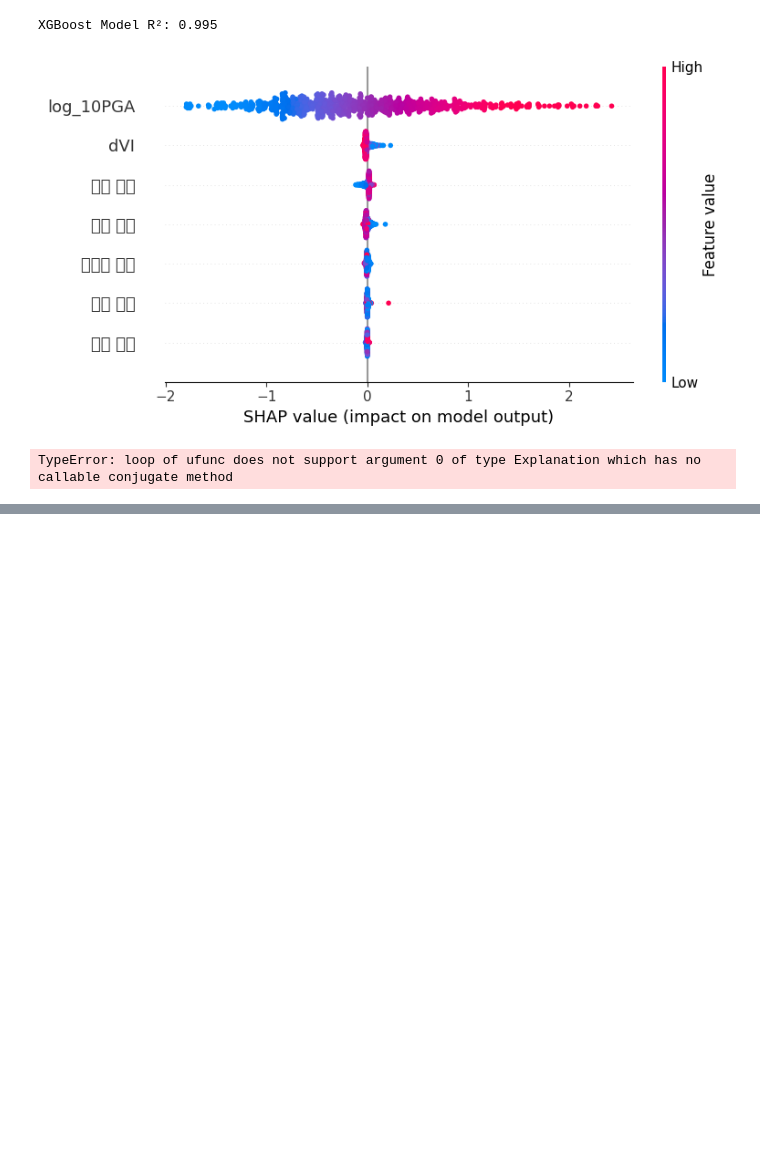
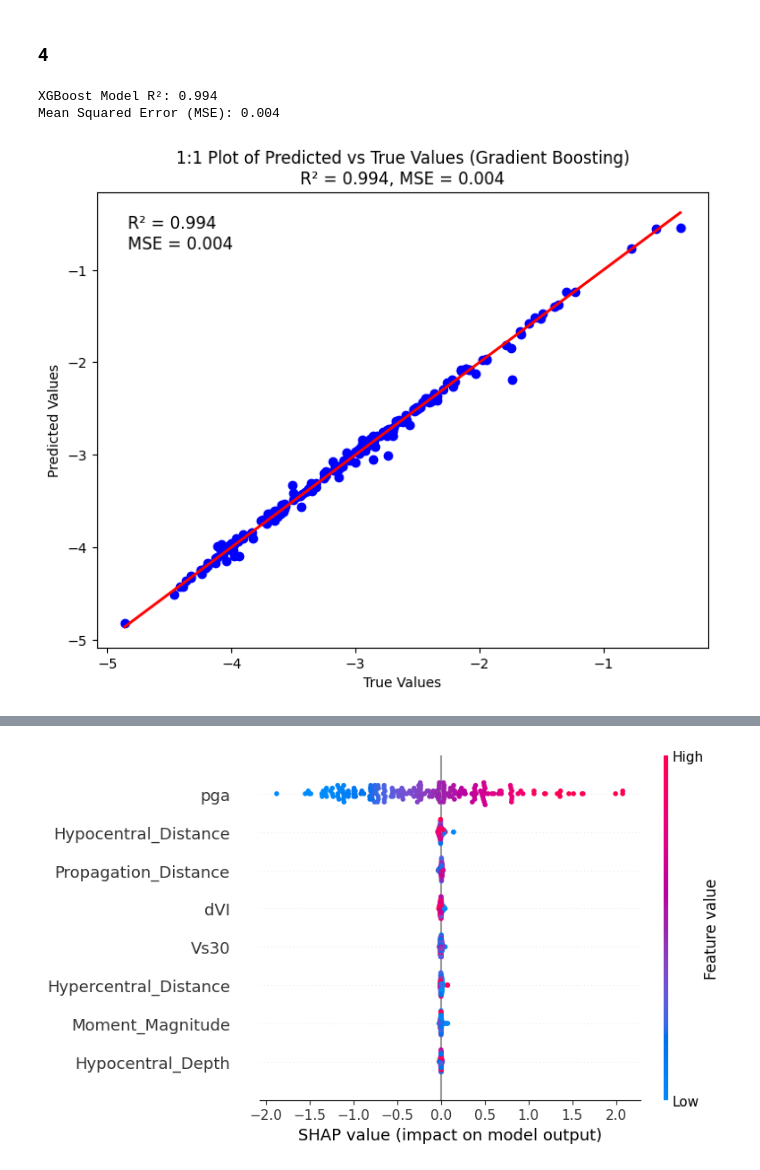
Before and after one commit to kosb123/Punching-shear, a Jupyter notebook: earthquake_code/test.ipynb, the cells around one changed output, grey strips where cells are left out. Cells and saved outputs as stored; diff of their text form; code cells hidden in the pictures; blank space fills up the shorter version.

```diff
--- a/earthquake_code/test.ipynb
+++ b/earthquake_code/test.ipynb
@@ -1,52 +199,76 @@
+# %% [markdown]
+### 4
 # %%
 import pandas as pd
 import matplotlib.pyplot as plt
-import shap
 from xgboost import XGBRegressor
 from sklearn.model_selection import train_test_split
-from sklearn.metrics import r2_score
+from sklearn.metrics import r2_score, mean_squared_error
+import shap  # SHAP 라이브러리
 
 # 데이터 로드
-file_path = '../earthquake_data/4..xlsx'
+file_path = '../earthquake_data/x_nan_4.xlsx'  # 데이터 파일 경로
 data = pd.read_excel(file_path, sheet_name=None)
 
 # 'i4' 시트에서 입력 변수 선택
 i4_data = data['i4']
-X_i4 = i4_data[['지역 규모', '모멘트 규모', '진원 깊이', '진원 거리', '전파 거리', 'dVI', 'log_10PGA']]
+X_i4 = i4_data[['Hypercentral_Distance', 'Moment_Magnitude', 'Hypocentral_Depth', 'Hypocentral_Distance', 'Propagation_Distance', 'dVI', 'Vs30', 'pga']]
 
 # 'o4' 시트에서 정답값 (1열) 선택
 o4_data = data['o4']
-y_o4 = o4_data['1열']
+y_o4 = o4_data['1c']
 
 # 훈련 세트와 테스트 세트로 분할
 X_train, X_test, y_train, y_test = train_test_split(X_i4, y_o4, test_size=0.2, random_state=42)
 
-# XGBoost 모델 학습
-xgb_model = XGBRegressor(objective='reg:squarederror', random_state=42)
-xgb_model.fit(X_train, y_train)
+# 그라디언트 부스팅 모델 학습
+gb_model = XGBRegressor(objective='reg:squarederror', random_state=42)
+gb_model.fit(X_train, y_train)
 
 # 예측 수행
-y_pred = xgb_model.predict(X_test)
+y_pred = gb_model.predict(X_test)
 
 # R² 점수 계산
 r2 = r2_score(y_test, y_pred)
+
+# MSE 계산
+mse = mean_squared_error(y_test, y_pred)
+
+# 결과 출력
 print(f'XGBoost Model R²: {r2:.3f}')
+print(f'Mean Squared Error (MSE): {mse:.3f}')
+
+# 1대1 플롯 그리기
+plt.figure(figsize=(8, 6))
+plt.scatter(y_test, y_pred, color='blue', label='Predicted vs True')
+plt.plot([y_test.min(), y_test.max()], [y_test.min(), y_test.max()], color='red', linewidth=2)
+plt.title(f'1:1 Plot of Predicted vs True Values (Gradient Boosting)\nR² = {r2:.3f}, MSE = {mse:.3f}')
+plt.xlabel('True Values')
+plt.ylabel('Predicted Values')
+plt.text(0.05, 0.95, f'R² = {r2:.3f}\nMSE = {mse:.3f}', transform=plt.gca().transAxes, fontsize=12, verticalalignment='top')
+plt.show()
 
 # SHAP 값 계산
-explainer = shap.Explainer(xgb_model, X_train)
+shap.initjs()  # Jupyter 환경에서 force plot을 렌더링할 수 있게 해줍니다.
+explainer = shap.Explainer(gb_model, X_train)
 shap_values = explainer(X_test)
 
 # SHAP Summary Plot (전체 특성 중요도)
 shap.summary_plot(shap_values, X_test)
 
-# SHAP Dependence Plot (특성 간 상호작용 시각화)
-# 예시: '지역 규모' 특성에 대한 SHAP 값 시각화
-shap.dependence_plot('지역 규모', shap_values, X_test)
+# SHAP Summary Plot (평균 SHAP 값)
+shap.summary_plot(shap_values, X_test, plot_type='bar')
 
-# SHAP Force Plot (단일 예측에 대한 SHAP 값 시각화)
-# 예시: 첫 번째 테스트 데이터에 대한 Force Plot
-shap.force_plot(explainer.expected_value, shap_values[0].values, X_test.iloc[0])
+# SHAP Force Plot (첫 번째 예측에 대한 Force Plot)
+shap.force_plot(shap_values[0])
+
+# SHAP Dependence Plot (특정 변수와 예측 간 관계)
+# 'shap_values.values' 또는 'shap_values.data' 사용하여 오류 해결
+shap.dependence_plot('Hypercentral_Distance', shap_values.values, X_test)
+
+# SHAP Waterfall Plot (첫 번째 샘플에 대한 중요도 변화)
+shap.waterfall_plot(shap_values[0])
 # %% [output]
-XGBoost Model R²: 0.995
+XGBoost Model R²: 0.994
+Mean Squared Error (MSE): 0.004
-[figure, old version]
+[figure, new version]
-TypeError: loop of ufunc does not support argument 0 of type Explanation which has no callable conjugate method
@@ -52,0 +276 @@ TypeError: loop of ufunc does not support argument 0 of type Explanation which h
+[figure, added]
```
Also changed, not shown: parts of 11 cells of this notebook, 3 other files.
